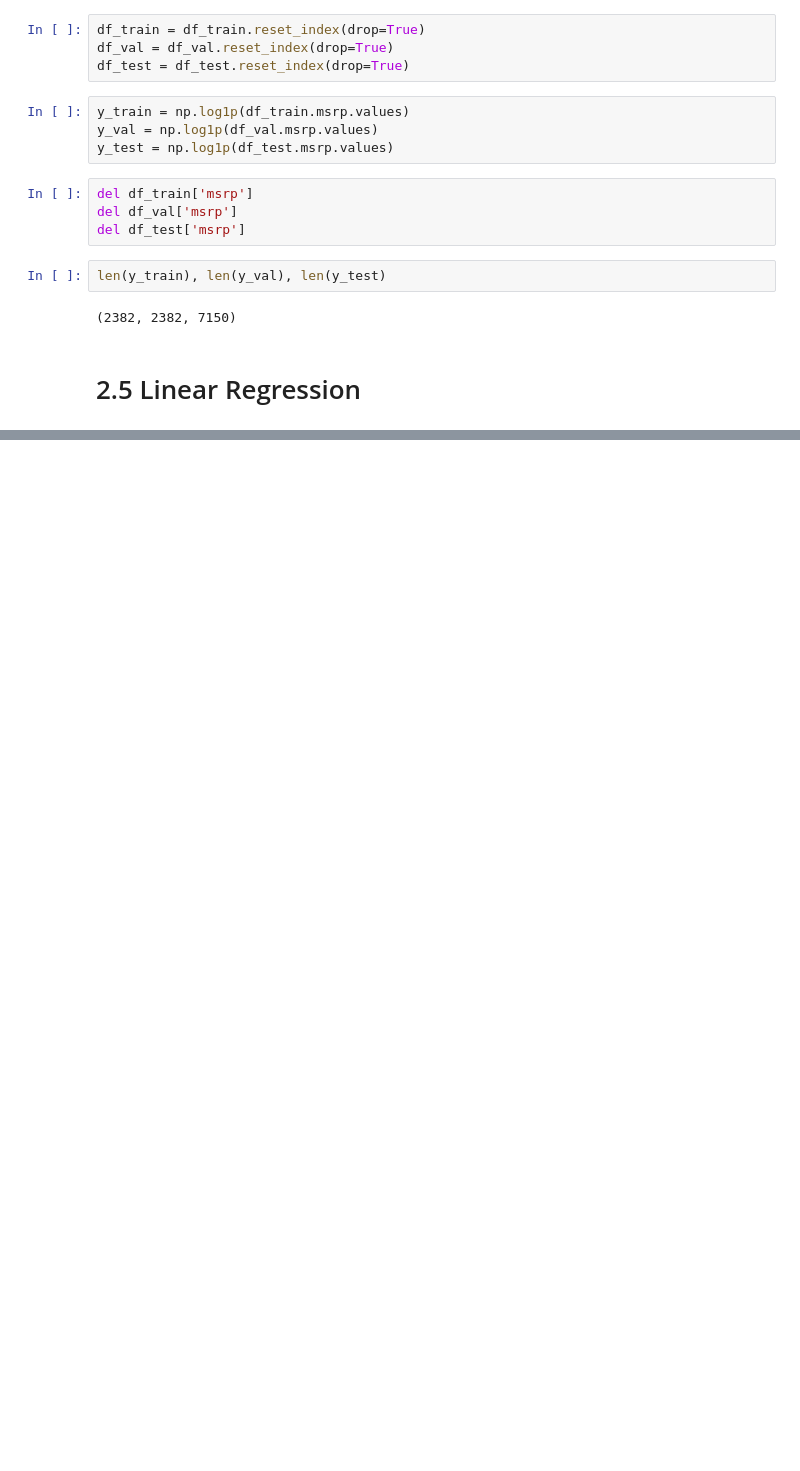
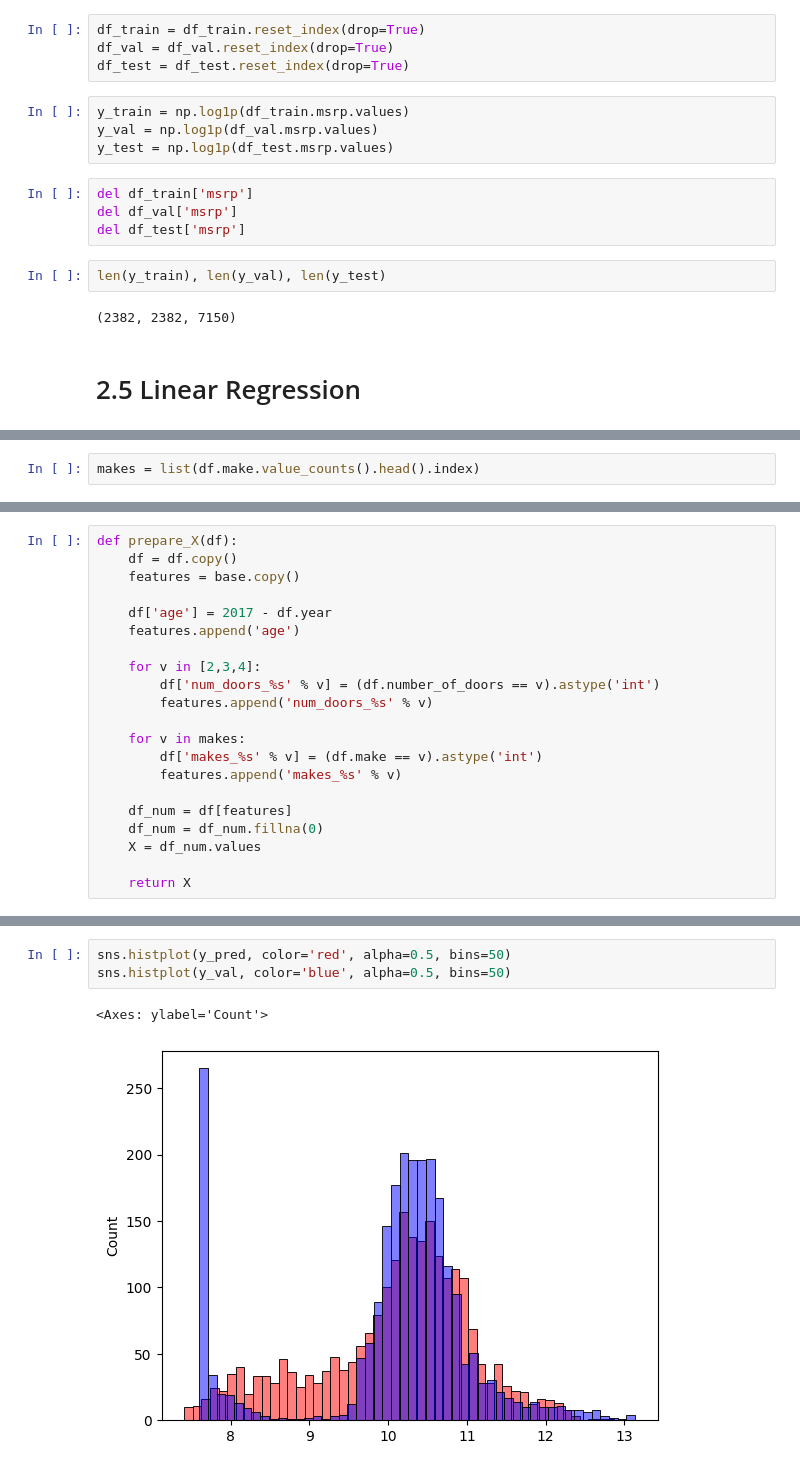
Before and after one commit to AlexHuc/learning-repo, a Jupyter notebook: ZoomCamp/machine-learning-zoomcamp-2025/02-regression/02-price-prediction-live.ipynb, the cells around one changed output, grey strips where cells are left out. Drawn from its saved outputs; the diff is of its cells as text; blank space fills up the shorter version.

```diff
--- a/ZoomCamp/machine-learning-zoomcamp-2025/02-regression/02-price-prediction-live.ipynb
+++ b/ZoomCamp/machine-learning-zoomcamp-2025/02-regression/02-price-prediction-live.ipynb
@@ -228,0 +632,2 @@ len(y_train), len(y_val), len(y_test)
+# %%
+makes = list(df.make.value_counts().head().index)
@@ -228,0 +640,21 @@ len(y_train), len(y_val), len(y_test)
+# %%
+def prepare_X(df):
+    df = df.copy()
+    features = base.copy()
+
+    df['age'] = 2017 - df.year
+    features.append('age')
+
+    for v in [2,3,4]:
+        df['num_doors_%s' % v] = (df.number_of_doors == v).astype('int')
+        features.append('num_doors_%s' % v)
+
+    for v in makes:
+        df['makes_%s' % v] = (df.make == v).astype('int')
+        features.append('makes_%s' % v)
+
+    df_num = df[features]
+    df_num = df_num.fillna(0)
+    X = df_num.values
+
+    return X
@@ -228,0 +671,6 @@ len(y_train), len(y_val), len(y_test)
+# %%
+sns.histplot(y_pred, color='red', alpha=0.5, bins=50)
+sns.histplot(y_val, color='blue', alpha=0.5, bins=50)
+# %% [output]
+<Axes: ylabel='Count'>
+[figure, added]
```
Also changed, not shown: parts of 100 cells of this notebook, 20 other files.
